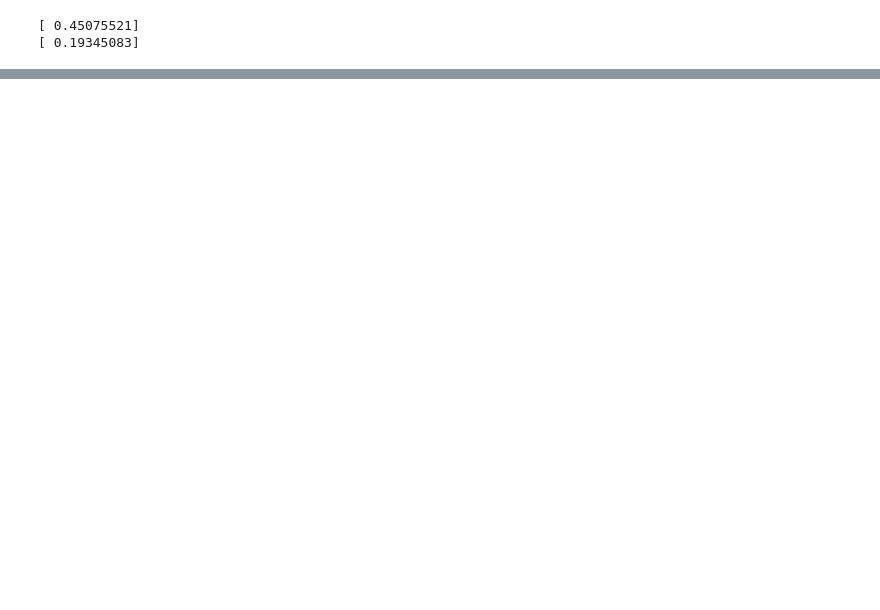
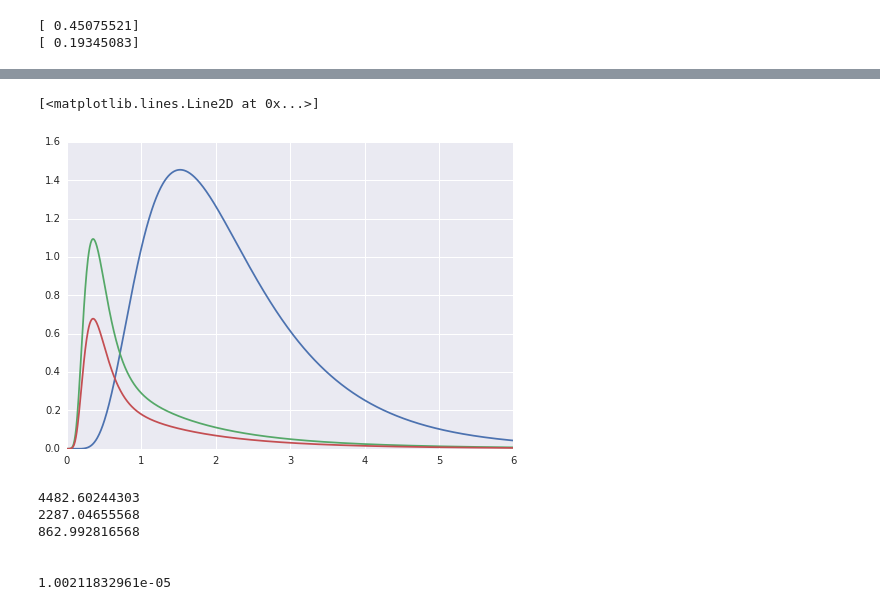
Before and after one commit to mattbellis/CoGeNT_analysis_code, a Jupyter notebook: testing_rise_time_PDFs.ipynb, the cells around one changed output, grey strips where cells are left out. Cells and saved outputs as stored; diff of their text form; code cells hidden in the pictures; blank space fills up the shorter version.

```diff
--- a/testing_rise_time_PDFs.ipynb
+++ b/testing_rise_time_PDFs.ipynb
@@ -1,6 +1,8 @@
 # %%
 import numpy as np
 import matplotlib.pylab as plt
+
+import seaborn as sns
 
 from cogent_pdfs import surface_events,flat_events,compton_events,neutron_events
 
@@ -27,11 +29,17 @@ sigma0 = [1.383249,0.495044,0.263360]
 
 ranges,subranges,nbins = parameters.fitting_parameters(0)
 
-lo = [ranges[0][0],ranges[1][0]]
-hi = [ranges[0][1],ranges[1][1]]
+lo = [ranges[0][0],ranges[1][0],ranges[2][0]]
+hi = [ranges[0][1],ranges[1][1],ranges[2][1]]
 
 elo = lo[0]
 ehi = hi[0]
+
+tlo = lo[1]
+thi = hi[1]
+
+rtlo = lo[2]
+rthi = hi[2]
 # %%
 max_days = 1238
 
@@ -75,0 +84,4 @@ plt.plot(rt[0:-1],fast_int)
+# %%
+# Read in from a previous fits of results.
+results_file = open('./fit_results/results_bkg_only_FOR_GEN_DATA.txt')
+results = eval(results_file.readline())
@@ -75,0 +122,54 @@ plt.plot(rt[0:-1],fast_int)
+# %%
+e = 0.7*np.ones(1000) # This is the energy
+t = 1.0*np.ones(1000)
+rt = np.linspace(0,6,1000)
+
+
+rt_slow = rise_time_prob_exp_progression(rt,e,mu,sigma,ranges[2][0],ranges[2][1])
+rt_fast = rise_time_prob_fast_exp_dist(rt,e,mu0,sigma0,fast_mean_rel_k,fast_sigma_rel_k,fast_num_rel_k,ranges[2][0],ranges[2][1])
+
+data = [e,t,0,0,rt_slow]
+
+prob_surf = surface_events(data,results,lo,hi,subranges=subranges,efficiency=None)
+
+data = [e,t,0,rt_fast,0]
+
+prob_comp = compton_events(data,results,lo,hi,subranges=subranges,efficiency=None)
+prob_neut = neutron_events(data,results,lo,hi,subranges=subranges,efficiency=None)
+# %%
+plt.plot(rt,prob_surf)
+plt.plot(rt,prob_comp)
+plt.plot(rt,prob_neut)
+# %% [output]
+[<matplotlib.lines.Line2D at 0x...>]
+[figure, added]
+# %%
+e = np.linspace(0.5,3.2,1000) # This is the energy
+t = 1.0*np.ones(1000)
+rt = 0.7*np.ones(1000)
+
+
+rt_slow = rise_time_prob_exp_progression(rt,e,mu,sigma,ranges[2][0],ranges[2][1])
+rt_fast = rise_time_prob_fast_exp_dist(rt,e,mu0,sigma0,fast_mean_rel_k,fast_sigma_rel_k,fast_num_rel_k,ranges[2][0],ranges[2][1])
+
+data = [e,t,0,0,rt_slow]
+
+prob_surf = surface_events(data,results,lo,hi,subranges=subranges,efficiency=None)/results['num_surf']
+
+data = [e,t,0,rt_fast,0]
+
+prob_comp = compton_events(data,results,lo,hi,subranges=subranges,efficiency=None)/results['num_comp']
+prob_neut = neutron_events(data,results,lo,hi,subranges=subranges,efficiency=None)/results['num_neutrons']
+
+print results['num_surf']
+print results['num_comp']
+print results['num_neutrons']
+print "\n"
+print results['e_exp_flat']
+# %% [output]
+4482.60244303
+2287.04655568
+862.992816568
+
+
+1.00211832961e-05
```
Also changed, not shown: parts of 9 cells of this notebook, 3 other files.
